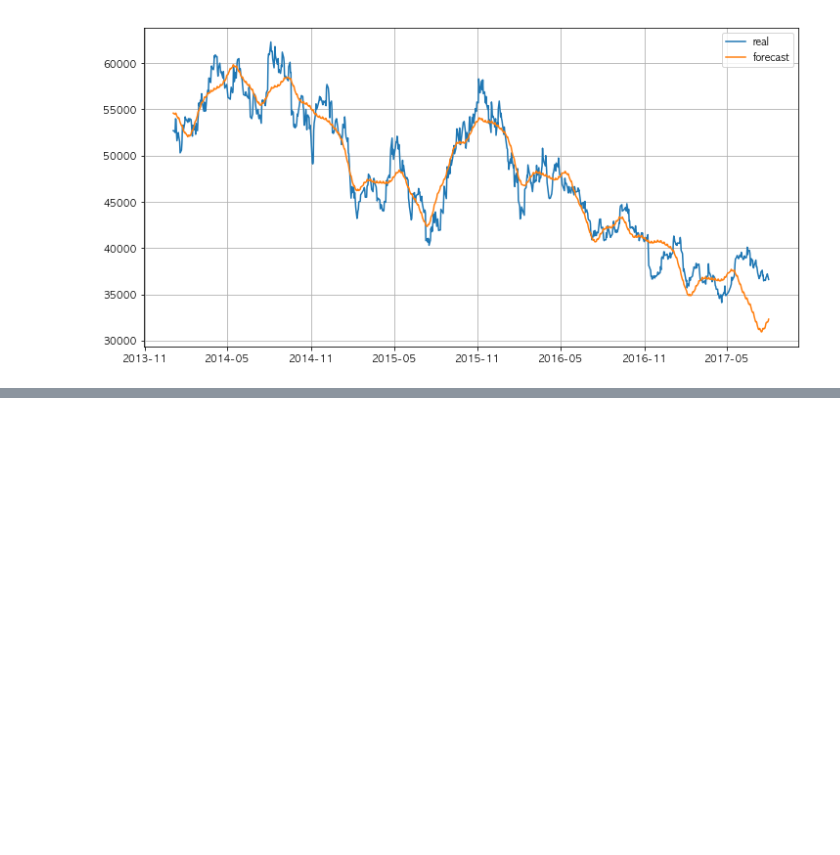
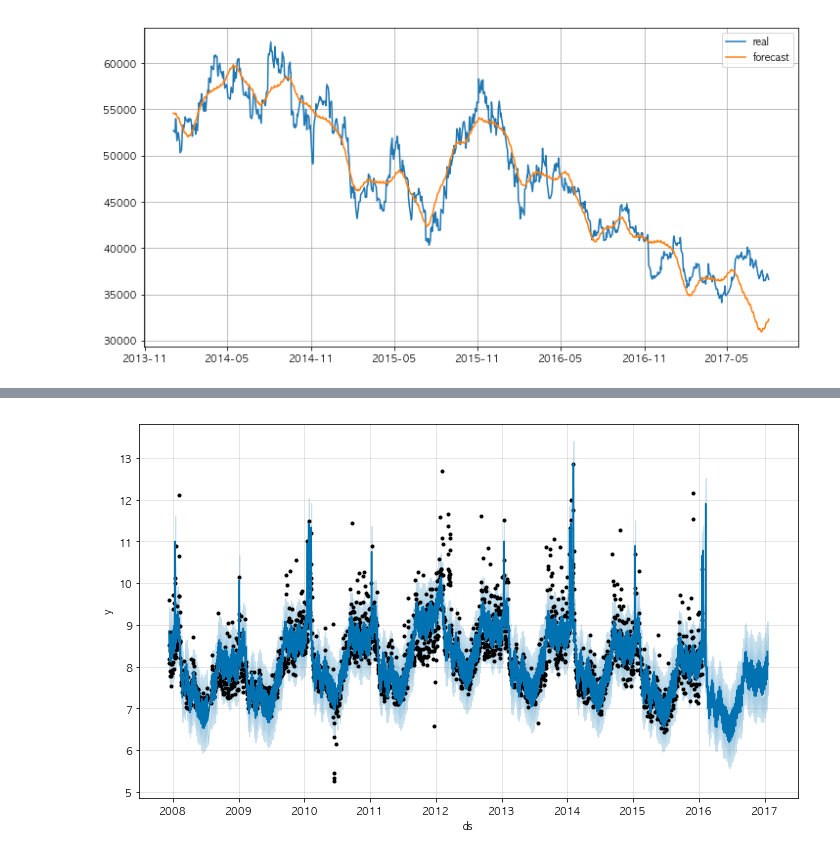
Before and after one commit to KimDoKy/DataScience, a Jupyter notebook: source_code/chap7. Time Series Data Handle.ipynb, the cells around one changed output, grey strips where cells are left out. Drawn from its saved outputs; the diff is of its cells as text; code cells hidden in the pictures; blank space fills up the shorter version.

```diff
--- a/source_code/chap7. Time Series Data Handle.ipynb
+++ b/source_code/chap7. Time Series Data Handle.ipynb
@@ -333,0 +376,21 @@ plt.show()
+# %%
+playoffs = pd.DataFrame({
+    'holiday': 'playoff',
+    'ds' : pd.to_datetime(['2008-01-13', '2009-01-03', '2010-01-16',
+                        '2010-01-24', '2010-02-07', '2011-01-08',
+                        '2013-01-12', '2014-01-12', '2014-01-19',
+                        '2014-02-02', '2015-01-11', '2016-01-17',
+                        '2016-01-24', '2016-02-07']),
+    'lower_window': 0,
+    'upper_window': 1,
+})
+superbowls = pd.DataFrame({
+    'holiday': 'superbowl',
+    'ds' : pd.to_datetime(['2010-02-07', '2014-02-02', '2016-02-07']),
+    'lower_window': 0,
+    'upper_window': 1,
+})
+holidays = pd.concat((playoffs, superbowls))
+# %%
+m = Prophet(holidays=holidays, daily_seasonality=True)
+forecast = m.fit(df).predict(future)
@@ -333,0 +411,4 @@ plt.show()
+# %%
+m.plot(forecast);
+# %% [output]
+[figure, added]
```
Also changed, not shown: parts of 13 cells of this notebook.
